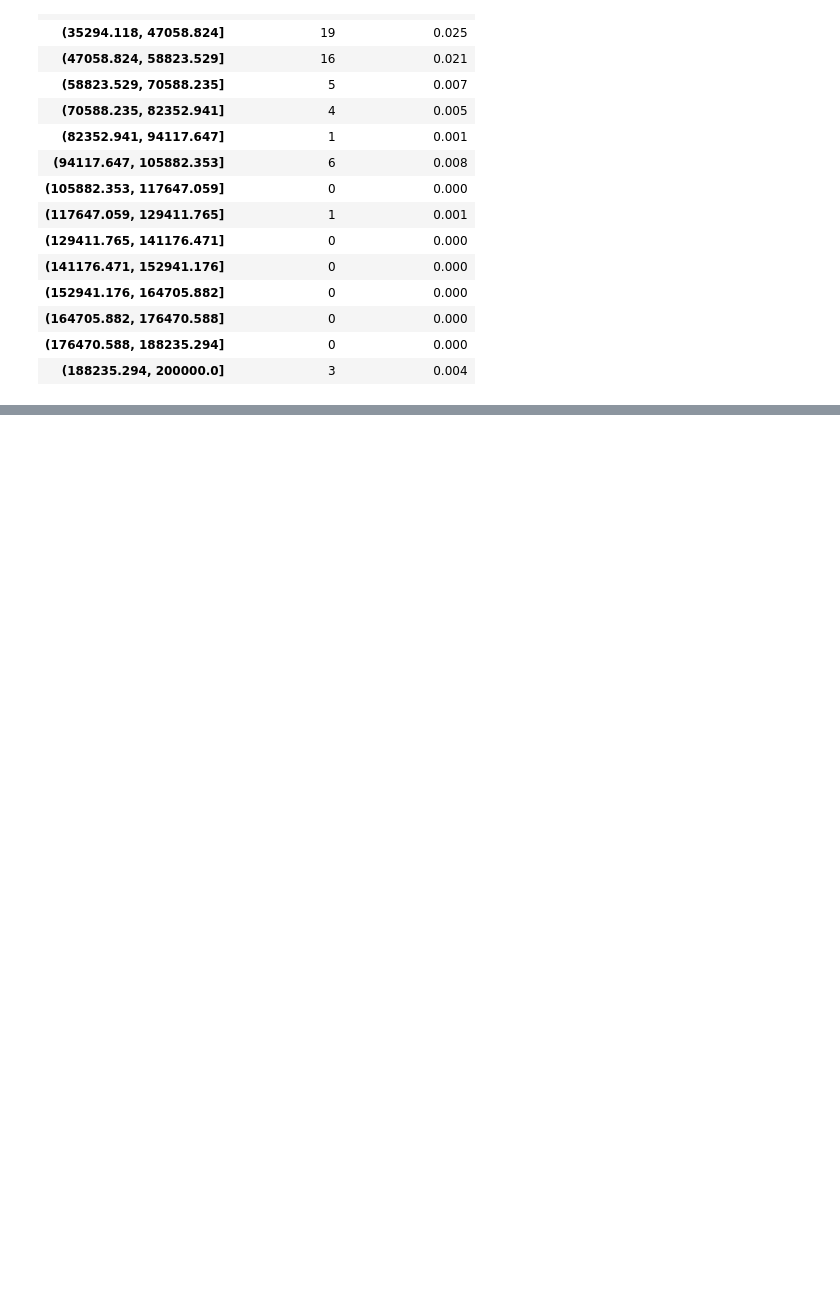
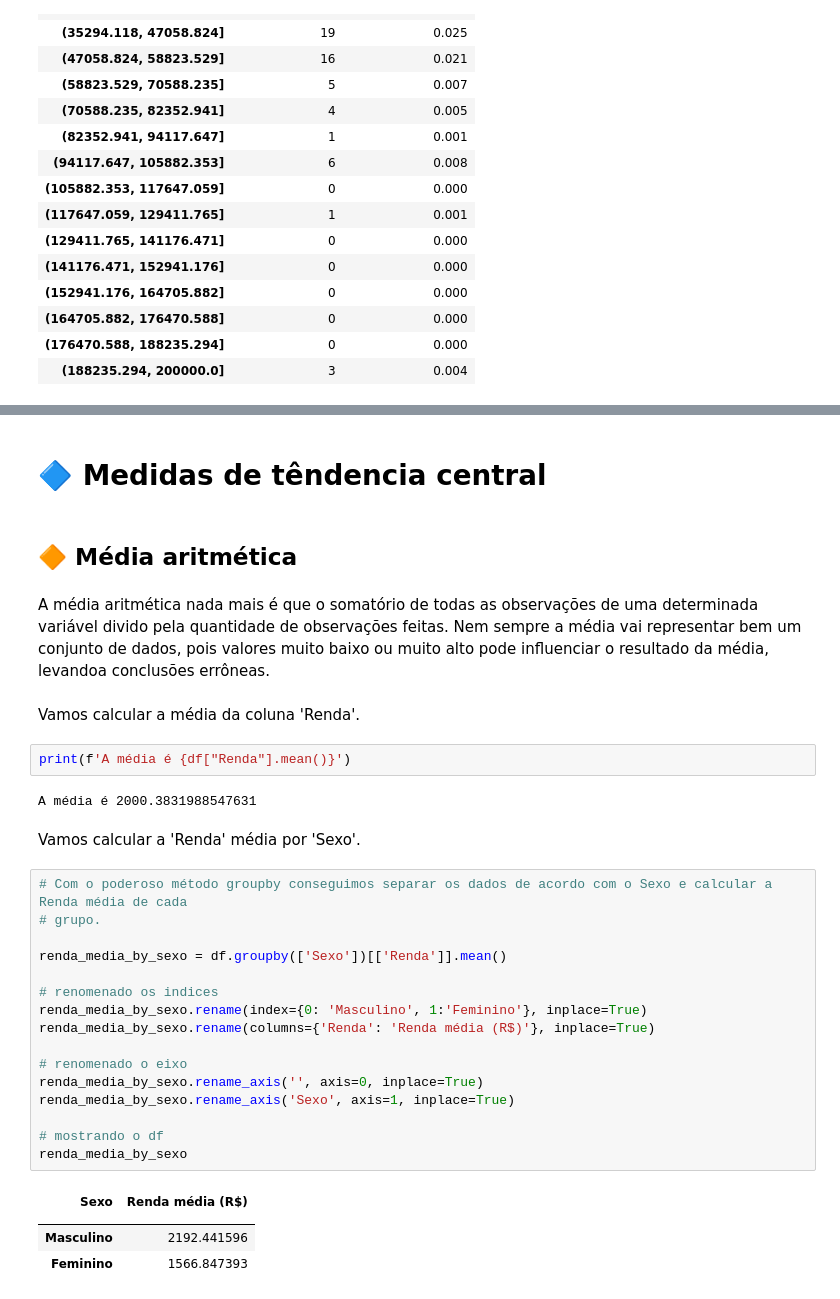
Before and after one commit to huanbarrosn/estudo_ds, a Jupyter notebook: matematica/estatistica-com-python-alura/frequencias-e-medidas.ipynb, the cells around one changed output, grey strips where cells are left out. Cells and saved outputs as stored; diff of their text form; blank space fills up the shorter version.

```diff
--- a/matematica/estatistica-com-python-alura/frequencias-e-medidas.ipynb
+++ b/matematica/estatistica-com-python-alura/frequencias-e-medidas.ipynb
@@ -577,0 +607,35 @@ df_frequencias
+# %% [markdown]
+# 🔷 Medidas de têndencia central
+# %% [markdown]
+## 🔶 Média aritmética
+# %% [markdown]
+A média aritmética nada mais é que o somatório de todas as observações de uma determinada variável divido pela quantidade de observações feitas. Nem sempre a média vai representar bem um conjunto de dados, pois valores muito baixo ou muito alto pode influenciar o resultado da média, levandoa conclusões errôneas.
+# %% [markdown]
+Vamos calcular a média da coluna 'Renda'.
+# %%
+print(f'A média é {df["Renda"].mean()}')
+# %% [output]
+A média é 2000.3831988547631
+# %% [markdown]
+Vamos calcular a 'Renda' média por 'Sexo'.
+# %%
+# Com o poderoso método groupby conseguimos separar os dados de acordo com o Sexo e calcular a Renda média de cada
+# grupo.
+
+renda_media_by_sexo = df.groupby(['Sexo'])[['Renda']].mean()
+
+# renomenado os indices
+renda_media_by_sexo.rename(index={0: 'Masculino', 1:'Feminino'}, inplace=True)
+renda_media_by_sexo.rename(columns={'Renda': 'Renda média (R$)'}, inplace=True)
+
+# renomenado o eixo
+renda_media_by_sexo.rename_axis('', axis=0, inplace=True)
+renda_media_by_sexo.rename_axis('Sexo', axis=1, inplace=True)
+
+# mostrando o df
+renda_media_by_sexo
+# %% [output]
+| Sexo | Renda média (R$) |
+|  |  |
+| Masculino | 2192.441596 |
+| Feminino | 1566.847393 |
```
Also changed, not shown: parts of 17 cells of this notebook, 5 other files.
